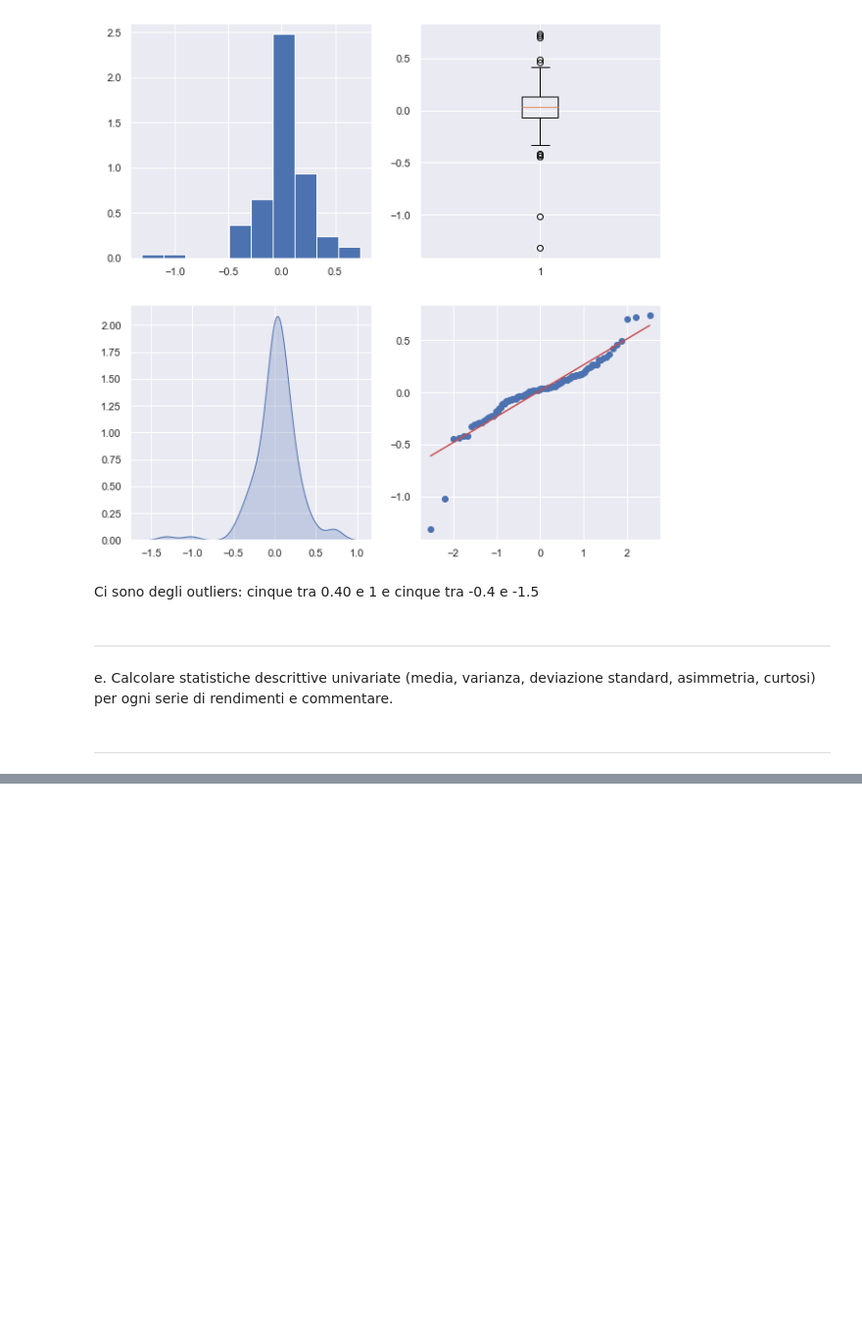
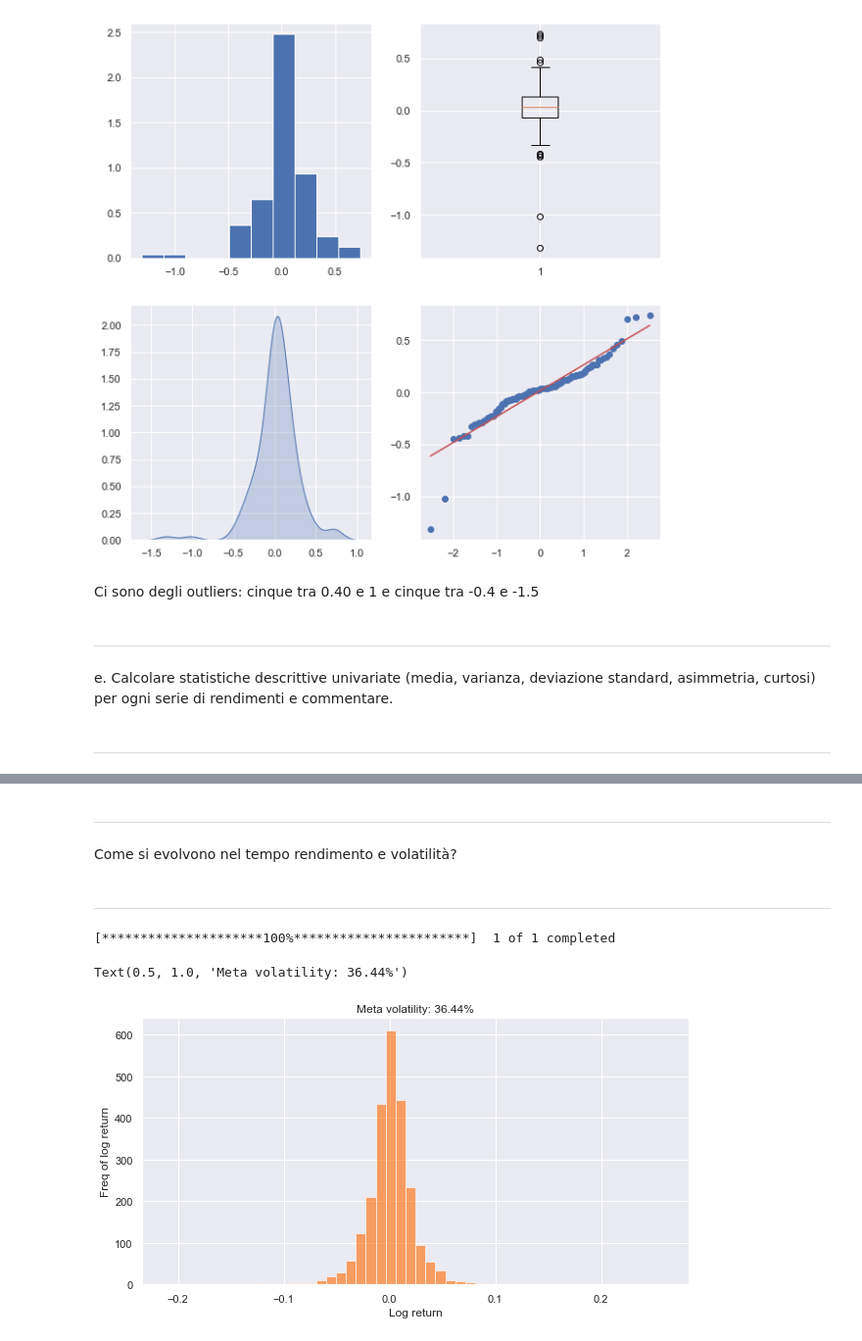
Before and after one commit to Simonotos/BusinessProject, a Jupyter notebook: BusinessProject.ipynb, the cells around one changed output, grey strips where cells are left out. Shown at 98% size. Drawn from its saved outputs; the diff is of its cells as text; code cells hidden in the pictures; blank space fills up the shorter version.

```diff
--- a/BusinessProject.ipynb
+++ b/BusinessProject.ipynb
@@ -1086,0 +1204,26 @@ ________________________________________________________________________________
+# %% [markdown]
+_______________________________________________________________________________________________________
+# %% [markdown]
+Come si evolvono nel tempo rendimento e volatilità?
+# %% [markdown]
+_______________________________________________________________________________________________________
+# %%
+#Meta
+color1 = cmap(0.8)
+
+meta_df = yf.download('FB', start='2011-11-30', end='2021-11-30')
+meta_daily_returns = meta_df[['Adj Close']]
+rendimenti_netti_meta = np.log(meta_daily_returns['Adj Close']/meta_daily_returns['Adj Close'].shift(1))
+
+volatility = rendimenti_netti_meta.std()*252**.5
+str_vol = str(round(volatility, 4)*100)
+
+fig, ax = plt.subplots()
+rendimenti_netti_meta.hist(ax=ax, bins=50, alpha=0.6, color=color1)
+ax.set_xlabel('Log return')
+ax.set_ylabel('Freq of log return')
+ax.set_title('Meta volatility: ' + str_vol + '%')
+# %% [output]
+[*********************100%***********************]  1 of 1 completed
+Text(0.5, 1.0, 'Meta volatility: 36.44%')
+[figure, added]
```
Also changed, not shown: parts of 38 cells of this notebook, 1 other file.
